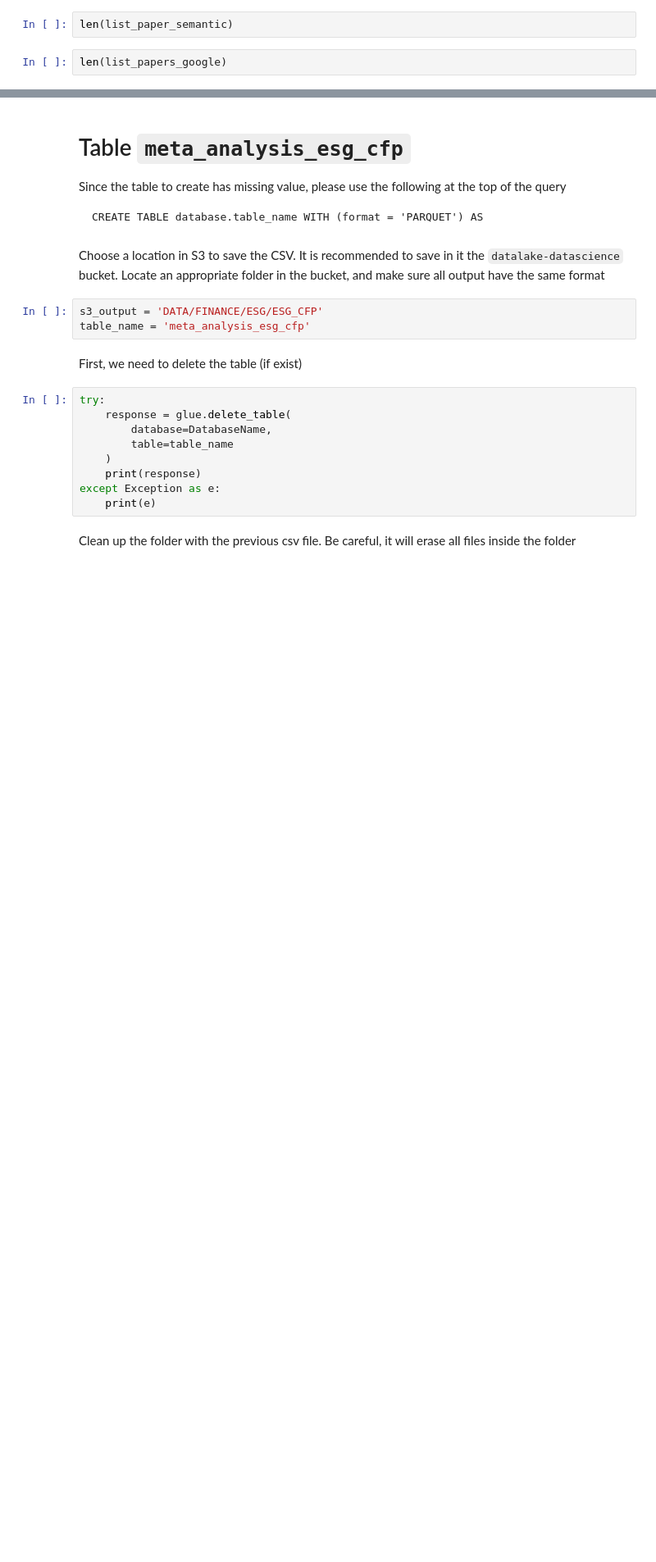
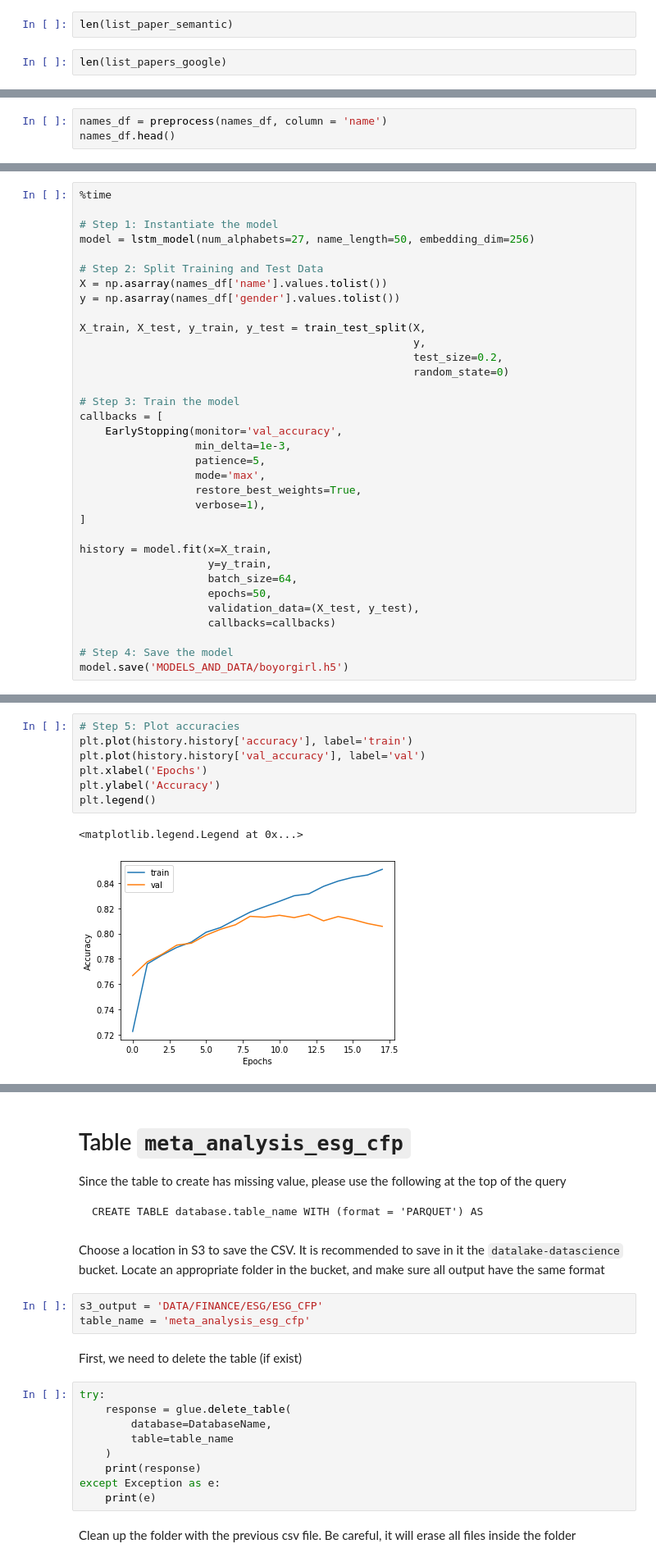
Before and after one commit to thomaspernet/esg_metadata, a Jupyter notebook: 01_data_preprocessing/01_transform_tables/00_meta_analysis.ipynb, the cells around one changed output, grey strips where cells are left out. Shown at 82% size. Saved outputs shown, nothing was run; the diff lists cells and outputs as text; blank space fills up the shorter version.

Commit message:
compute gender and export full data to google dirve
275_esg_metadata

```diff
--- a/01_data_preprocessing/01_transform_tables/00_meta_analysis.ipynb
+++ b/01_data_preprocessing/01_transform_tables/00_meta_analysis.ipynb
@@ -752,0 +833,3 @@ with open('list_authors_google.pickle', 'wb') as handle:
+# %%
+names_df = preprocess(names_df, column = 'name')
+names_df.head()
@@ -752,0 +883,34 @@ with open('list_authors_google.pickle', 'wb') as handle:
+# %%
+%time
+
+# Step 1: Instantiate the model
+model = lstm_model(num_alphabets=27, name_length=50, embedding_dim=256)
+
+# Step 2: Split Training and Test Data
+X = np.asarray(names_df['name'].values.tolist())
+y = np.asarray(names_df['gender'].values.tolist())
+
+X_train, X_test, y_train, y_test = train_test_split(X,
+                                                    y,
+                                                    test_size=0.2,
+                                                    random_state=0)
+
+# Step 3: Train the model
+callbacks = [
+    EarlyStopping(monitor='val_accuracy',
+                  min_delta=1e-3,
+                  patience=5,
+                  mode='max',
+                  restore_best_weights=True,
+                  verbose=1),
+]
+
+history = model.fit(x=X_train,
+                    y=y_train,
+                    batch_size=64,
+                    epochs=50,
+                    validation_data=(X_test, y_test),
+                    callbacks=callbacks)
+
+# Step 4: Save the model
+model.save('MODELS_AND_DATA/boyorgirl.h5')
@@ -753,2 +935,12 @@ with open('list_authors_google.pickle', 'wb') as handle:
+# %%
+# Step 5: Plot accuracies
+plt.plot(history.history['accuracy'], label='train')
+plt.plot(history.history['val_accuracy'], label='val')
+plt.xlabel('Epochs')
+plt.ylabel('Accuracy')
+plt.legend()
+# %% [output]
+<matplotlib.legend.Legend at 0x...>
+[figure, added]
 # %% [markdown]
 ### Reconstruct paper-authors tables
```
Also changed, not shown: parts of 59 cells of this notebook, 1 other file.
